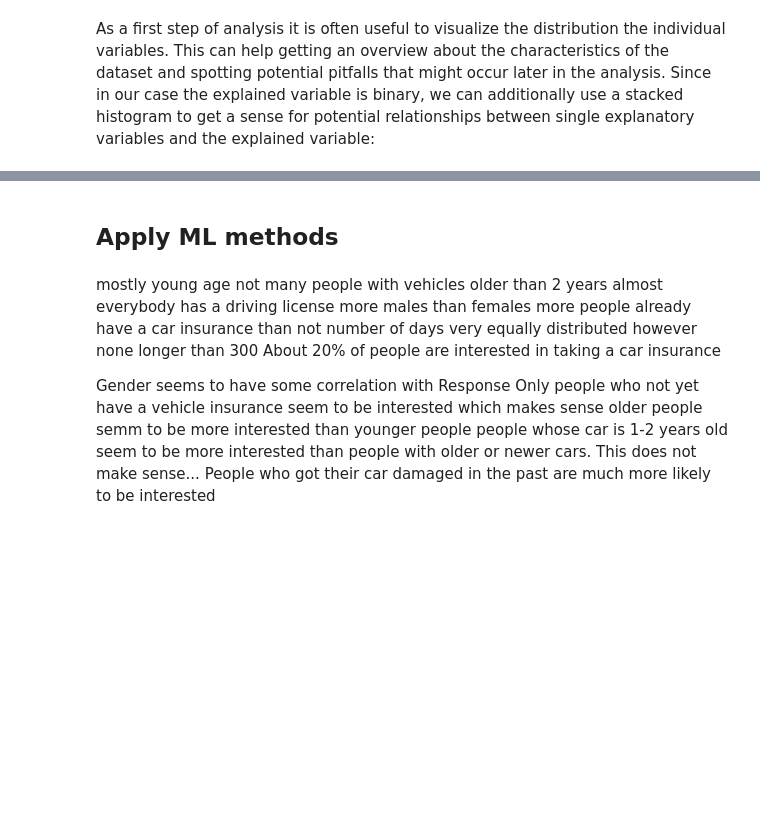
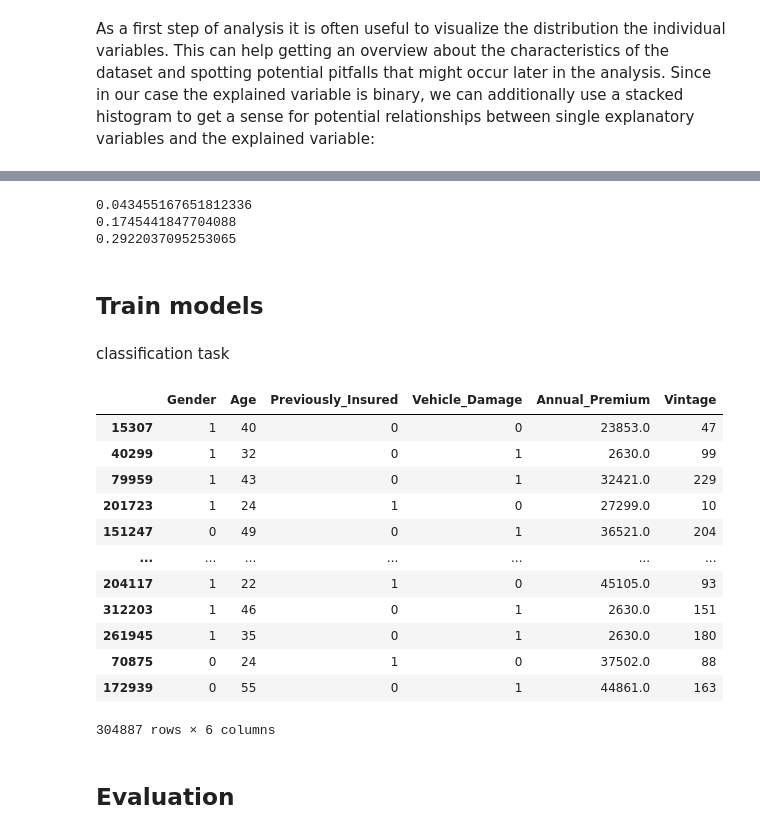
Before and after one commit to jong42/Health-Insurance-Cross-Sell-Prediction, a Jupyter notebook: Health Insurance Cross Sell Prediction.ipynb, the cells around one changed output, grey strips where cells are left out. Cells and saved outputs as stored; diff of their text form; code cells hidden in the pictures; blank space fills up the shorter version.

```diff
--- a/Health Insurance Cross Sell Prediction.ipynb
+++ b/Health Insurance Cross Sell Prediction.ipynb
@@ -206,16 +164,50 @@ with mpl.rc_context():
+# %%
+# Closer look at Vehicle_Age: Calculate proportions of interested customers for each value of Vehicle_Age
+
+# Split up dataframes by vehicle age
+d_new = d_train[d_train['Vehicle_Age']=='< 1 Year']
+d_middle = d_train[d_train['Vehicle_Age']=='1-2 Year']
+d_old = d_train[d_train['Vehicle_Age']=='> 2 Years']
+
+# Extract only interested customers
+d_new_1 = d_new[d_new['Response']==1]
+d_middle_1 = d_middle[d_middle['Response']==1]
+d_old_1 = d_old[d_old['Response']==1]
+
+# Calculate proportions
+interested_chance_new = len(d_new_1)/len(d_new)
+interested_chance_middle = len(d_middle_1)/len(d_middle)
+interested_chance_old = len(d_old_1)/len(d_old)
+
+print(interested_chance_new)
+print(interested_chance_middle)
+print(interested_chance_old)
+# %% [output]
+0.043455167651812336
+0.1745441847704088
+0.2922037095253065
 # %% [markdown]
-## Apply ML methods
+## Train models
-# %% [markdown]
-mostly young age
-not many people with vehicles older than 2 years
-almost everybody has a driving license
-more males than females
-more people already have a car insurance than not
-number of days very equally distributed however none longer than 300
-About 20% of people are interested in taking a car insurance
-
-Gender seems to have some correlation with Response
-Only people who not yet have a vehicle insurance seem to be interested which makes sense
-older people semm to be more interested than younger people
-people whose car is 1-2 years old seem to be more interested than people with older or newer cars. This does not make sense...
-People who got their car damaged in the past are much more likely to be interested
+# %% [markdown]
+classification task
+# %%
+# Split into features and labels
+X_train = d_train.iloc[:,[1,2,5,7,8,10]] # Remove the 3 nonmetric vars. TODO: How can they be included?, and remove drivers license
+
+y_train = d_train.iloc[:,-1]
+
+X_train
+# %% [output]
+|  | Gender | Age | Previously_Insured | Vehicle_Damage | Annual_Premium | Vintage |
+| 15307 | 1 | 40 | 0 | 0 | 23853.0 | 47 |
+| 40299 | 1 | 32 | 0 | 1 | 2630.0 | 99 |
+| 79959 | 1 | 43 | 0 | 1 | 32421.0 | 229 |
+| 201723 | 1 | 24 | 1 | 0 | 27299.0 | 10 |
+| 151247 | 0 | 49 | 0 | 1 | 36521.0 | 204 |
+| ... | ... | ... | ... | ... | ... | ... |
+| 204117 | 1 | 22 | 1 | 0 | 45105.0 | 93 |
+| 312203 | 1 | 46 | 0 | 1 | 2630.0 | 151 |
+| 261945 | 1 | 35 | 0 | 1 | 2630.0 | 180 |
+| 70875 | 0 | 24 | 1 | 0 | 37502.0 | 88 |
+| 172939 | 0 | 55 | 0 | 1 | 44861.0 | 163 |
+304887 rows × 6 columns
@@ -221,0 +226,2 @@ People who got their car damaged in the past are much more likely to be interest
+# %% [markdown]
+## Evaluation
```
Also changed, not shown: parts of 15 cells of this notebook.
